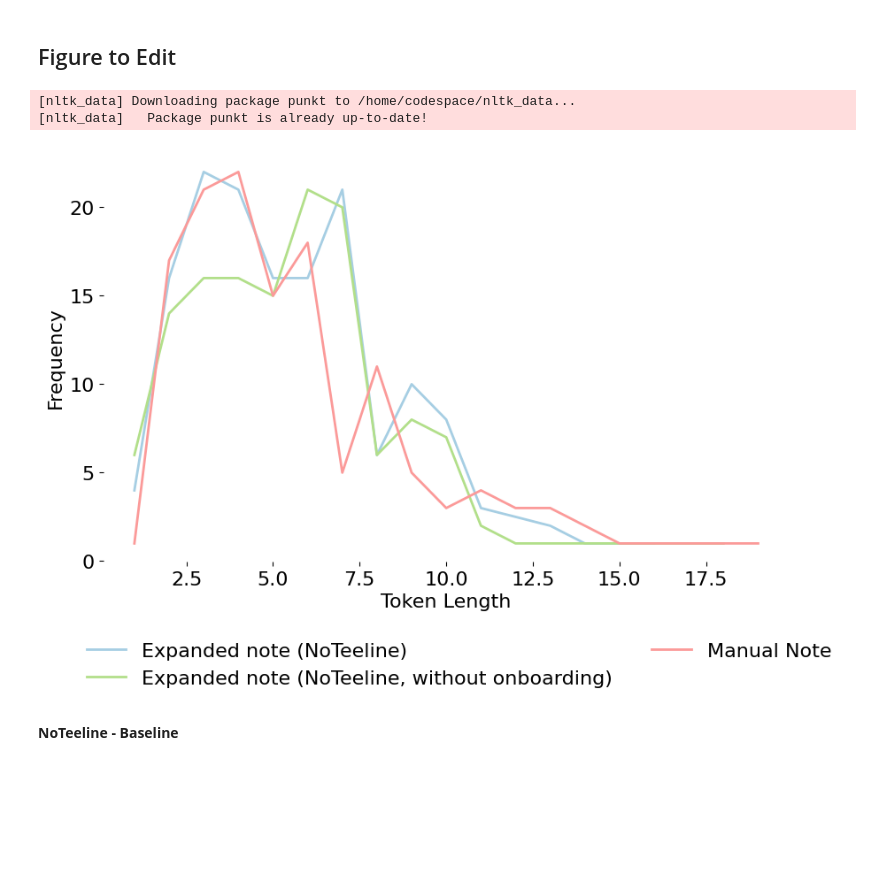
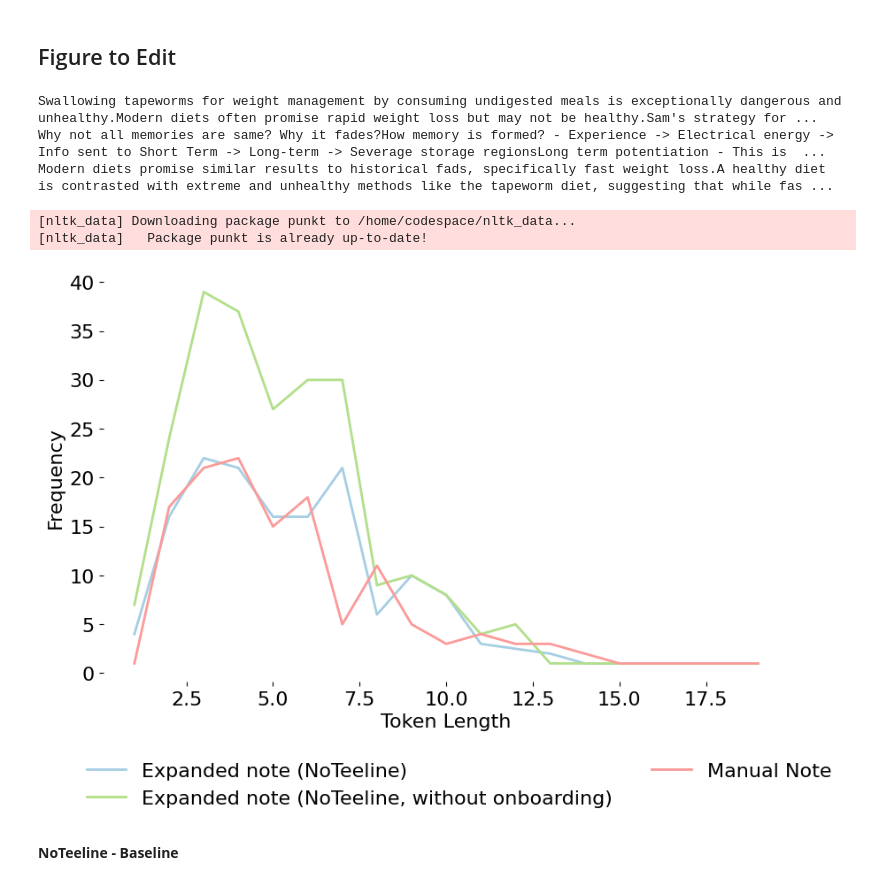
Before and after one commit to Abdus-Samee/NoTeeline, a Jupyter notebook: DataAnalysis/charts.ipynb, the cells around one changed output. Cells and saved outputs as stored; diff of their text form; code cells hidden in the pictures; blank space fills up the shorter version.

Commit message:
Fix: Code for tokenizer

```diff
--- a/DataAnalysis/charts.ipynb
+++ b/DataAnalysis/charts.ipynb
@@ -1347,11 +1316,6 @@ res.choices[0].message.content
 # %%
 !pip install openai
 # %%
-'''
-    Still incomplete
-    Needs some syntactical corrections...
-'''
-
 import os
 from openai import OpenAI # Might need to install this package
 
@@ -1379,7 +1343,7 @@ def call_gpt(points):
 
         res = client.chat.completions.create(
             messages=[{'role': 'system', 'content': prompt_string}, {'role': 'user', 'content': prompt}],
-            model="gpt-4-1106-preview",
+            model="gpt-4-0125-preview",
             seed=1,
             temperature=0.5
         )
@@ -1388,11 +1352,14 @@ def call_gpt(points):
             expansion.append({'point': point['point'], 'expansion': res.choices[0].message.content, 'old': False})
 
     return expansion
+# %%
+e_point = [ {'point': np['point'], 'transcript': np['transcript']} for np in vd['video1'][6]['note_points'] ]
 # %%
 # res = [None] * 12
 # for i in range(0, 12):
 #     res[i] = call_gpt(e_points[i])
-res = call_gpt(e_points[10])
+# res = call_gpt(e_points[10])
+res = call_gpt(e_point)
 # %% [output]
 calling expansion from Expand the provided keypoint into a one sentence note.
 Transcript: ...In the wealthiest circles
@@ -1413,5 +1380,5 @@ Keypoint: Extreme diets can shock and negatively affect the body.
 Note:
 # %%
-note11 = ''.join(r['expansion'] for r in res)
-note11
+notee = ''.join(r['expansion'] for r in res)
+notee
 # %% [output]
@@ -1431,7 +1398,13 @@ plt.rc('figure', titlesize=16)  # Set the font size for the figure title
 # %% [markdown]
 ## Figure to Edit
 # %%
-auto_note[10]
+print(auto_note[10])
+print(manual_note[10])
+print(notee)
+# %% [output]
+Swallowing tapeworms for weight management by consuming undigested meals is exceptionally dangerous and unhealthy.Modern diets often promise rapid weight loss but may not be healthy.Sam's strategy for ...
+Why not all memories are same? Why it fades?How memory is formed? - Experience -> Electrical energy -> Info sent to Short Term -> Long-term -> Severage storage regionsLong term potentiation - This is  ...
+Modern diets promise similar results to historical fads, specifically fast weight loss.A healthy diet is contrasted with extreme and unhealthy methods like the tapeworm diet, suggesting that while fas ...
 # %%
 plt.rc('font', size=16)  # Set the font size to 24 or any desired size for better visibility
 plt.rc('axes', titlesize=16)  # Set the font size for the axes title
@@ -1472,7 +1445,7 @@ plt.plot(lengths, frequencies, label='Expanded note (NoTeeline)', color=chosen_c
 
 #----------------without onboarding----------------
 
-tokens = nltk.word_tokenize(note11)
+tokens = nltk.word_tokenize(notee)
 tokens = ([token for token in tokens if any(c.isalpha() for c in token)])
 federalist_by_author_tokens_special[author] = tokens
 token_lengths = [len(token) for token in federalist_by_author_tokens_special[author]]
@@ -1480,35 +1453,35 @@ federalist_by_author_length_distributions_special[author] = nltk.FreqDist(token_
 token_lengths = [len(token) for token in tokens]
 freq_dist = nltk.FreqDist(token_lengths)
 lengths, frequencies = zip(*sorted(freq_dist.items()))
 plt.plot(lengths, frequencies, label='Expanded note (NoTeeline, without onboarding)', color=chosen_cmap(2), lw=2)
 
 
 # ------------Baseline--------------
 
 tokens = nltk.word_tokenize(manual_note[author])
 tokens = ([token for token in tokens if any(c.isalpha() for c in token)])
 
 federalist_by_author_tokens_baseline[author] = tokens
 # Get a distribution of token lengths
 token_lengths = [len(token) for token in federalist_by_author_tokens_baseline[author]]
 federalist_by_author_length_distributions_baseline[author] = nltk.FreqDist(token_lengths)
 
 token_lengths = [len(token) for token in tokens]
 freq_dist = nltk.FreqDist(token_lengths)
 lengths, frequencies = zip(*sorted(freq_dist.items()))
 plt.plot(lengths, frequencies, label='Manual Note', color=chosen_cmap(4), lw=2)
 label_ = author + 1
 # plt.title(f'Token Length Distribution by Author {label_}')
 plt.xlabel('Token Length')
 plt.ylabel('Frequency')
 plt.box(False)
 plt.legend(loc="lower left", bbox_to_anchor=(-0.05, -0.35), ncol=2, frameon=False)
-plt.savefig('mcurve_p11.pdf', bbox_inches="tight")
+plt.savefig('mcurve_p7.pdf', bbox_inches="tight")
 plt.show()
 # %% [output]
 [nltk_data] Downloading package punkt to /home/codespace/nltk_data...
 [nltk_data]   Package punkt is already up-to-date!
-[figure, old version]
+[figure, new version]
 # %%
 author = 10
 
```
Also changed, not shown: parts of 6 cells of this notebook.
